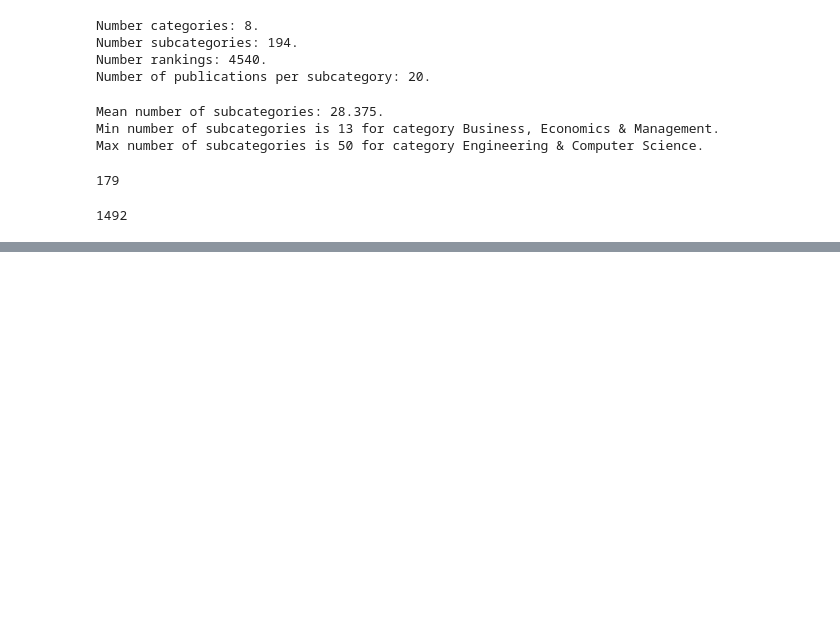
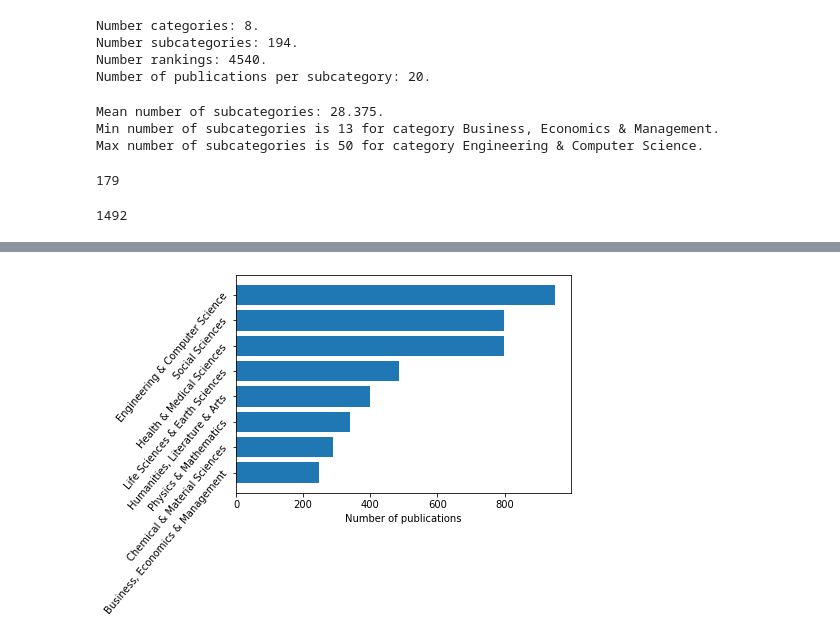
Before and after one commit to andreeaiana/graph_confrec, a Jupyter notebook: notebooks/Exploration H5Index.ipynb, the cells around one changed output, grey strips where cells are left out. Drawn from its saved outputs; the diff is of its cells as text; code cells hidden in the pictures; blank space fills up the shorter version.

```diff
--- a/notebooks/Exploration H5Index.ipynb
+++ b/notebooks/Exploration H5Index.ipynb
@@ -56,0 +66,5 @@ len(journals)
+# %%
+agg_publications = rankings.groupby("category")["publication"].agg(set).reset_index()
+agg_publications["len"] = agg_publications.publication.apply(lambda x: len(x))
+min_len = agg_publications["len"].min()
+max_len = agg_publications["len"].max()
@@ -56,0 +75,10 @@ len(journals)
+# %%
+agg_publications = agg_publications.sort_values("len")
+bars = list(agg_publications["len"])
+labels = list(agg_publications["category"])
+plt.barh(np.arange(len(bars)), bars)
+plt.xlabel('Number of publications')
+plt.yticks(np.arange(8), labels, rotation=50)
+plt.show()
+# %% [output]
+[figure, added]
```
Also changed, not shown: parts of 2 cells of this notebook, 1 other file.
